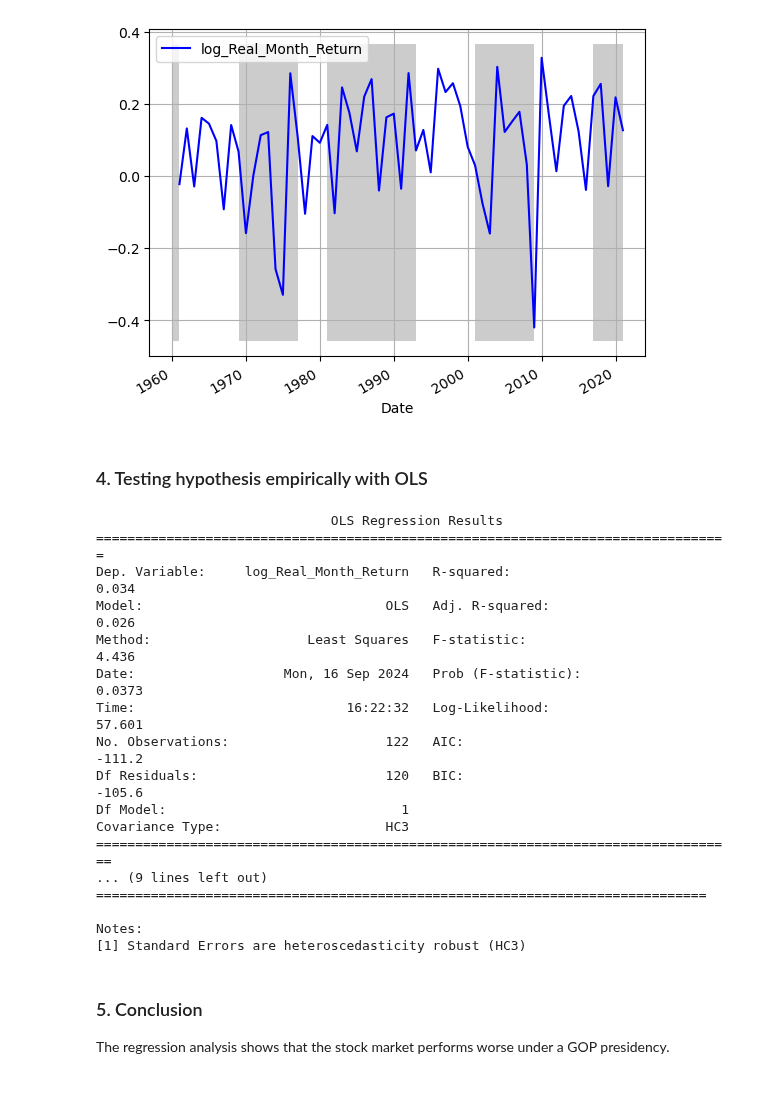
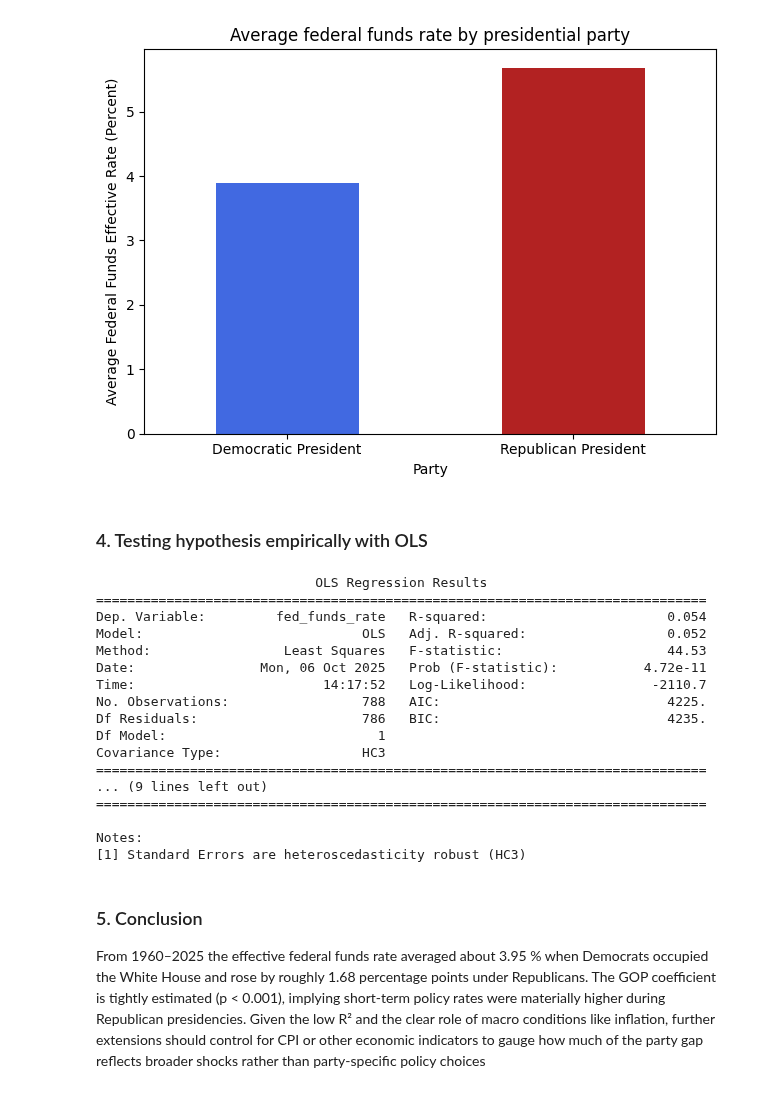
Before and after one commit to llorracc/as.180.369, a Jupyter notebook: materials/code-demo/StockReturns.ipynb, the cells around one changed output. Drawn from its saved outputs; the diff is of its cells as text; code cells hidden in the pictures.

```diff
--- a/materials/code-demo/StockReturns.ipynb
+++ b/materials/code-demo/StockReturns.ipynb
@@ -143,5 +152,8 @@ print(df_gop.head)
 # %%
-# Create new data frame that merges GOP flag with returns data
-df = pd.merge(df_fred, df_gop, left_on='Date', right_on='Date')
-print(df.head(5))
+# Create new data frame that merges GOP flag with the selected FRED series
+df = pd.merge(df_series, df_gop, on='Date', how='left')
+df = df.sort_values('Date').reset_index(drop=True)
+
+print(df.head())
+print(df.tail())
 # %% [output]
@@ -187,47 +193,42 @@ plt.show()
 # %%
-# Plot log total returns over time. Shade GOP presidential terms
-# convenience function
-def plot_series(ax, df, index='Date', cols=['log_Real_Month_Return'], area='GOP'):
-    # convert area variable to boolean
-    df[area] = df[area].astype(int).astype(bool)
-    # set up an index based on date
-    df = df.set_index(keys=index, drop=False)
-    # line plot
-    df.plot(ax=ax, x=index, y=cols, color='blue')
-    # extract limits
-    y1, y2 = ax.get_ylim()
-    ax.fill_between(df[index].index, y1=y1, y2=y2, where=df[area], facecolor='grey', alpha=0.4)
-    return ax
+# Compare average values across parties
+party_means = (
+    df.groupby('Party')[ANALYSIS_COLUMN]
+    .mean()
+    .reindex(['Democratic President', 'Republican President'])
+)
 
-# set up figure, axis
-f, ax = plt.subplots()
-plot_series(ax, df)
-ax.grid(True)
+ax = party_means.plot(kind='bar', color=['royalblue', 'firebrick'], rot=0)
+ax.set_ylabel(f'Average {analysis_label}')
+ax.set_title('Average federal funds rate by presidential party')
+plt.tight_layout()
 plt.show()
 # %% [output]
-[figure, old version]
+[figure, new version]
 # %% [markdown]
 ### 4. Testing hypothesis empirically with OLS
 # %%
-# Run OLS regression of Monthly earnings onto GOP president flag
-# Outcome real earnings next period. GOP president is pre-determined.
+# Run OLS regression of the indicator onto the GOP president flag
 df['GOPlag'] = df['GOP'].shift()
+reg_data = df.dropna(subset=['GOPlag', ANALYSIS_COLUMN]).copy()
 
-results = sm.formula.ols(formula = 'log_Real_Month_Return ~ GOPlag', data=df).fit(cov_type='HC3')
+X = sm.add_constant(reg_data['GOPlag'])
+y = reg_data[ANALYSIS_COLUMN]
+results = sm.OLS(y, X, missing='drop').fit(cov_type='HC3')
 print(results.summary())
 # %% [output]
-                              OLS Regression Results
-=================================================================================
-Dep. Variable:     log_Real_Month_Return   R-squared:                       0.034
-Model:                               OLS   Adj. R-squared:                  0.026
-Method:                    Least Squares   F-statistic:                     4.436
-Date:                   Mon, 16 Sep 2024   Prob (F-statistic):             0.0373
-Time:                           16:22:32   Log-Likelihood:                 57.601
-No. Observations:                    122   AIC:                            -111.2
-Df Residuals:                        120   BIC:                            -105.6
-Df Model:                              1
-Covariance Type:                     HC3
-==================================================================================
+                            OLS Regression Results
+==============================================================================
+Dep. Variable:         fed_funds_rate   R-squared:                       0.054
+Model:                            OLS   Adj. R-squared:                  0.052
+Method:                 Least Squares   F-statistic:                     44.53
+Date:                Mon, 06 Oct 2025   Prob (F-statistic):           4.72e-11
+Time:                        14:17:52   Log-Likelihood:                -2110.7
+No. Observations:                 788   AIC:                             4225.
+Df Residuals:                     786   BIC:                             4235.
+Df Model:                           1
+Covariance Type:                  HC3
+==============================================================================
 ... (9 lines left out)
 ==============================================================================
 
@@ -235,4 +236,4 @@ Notes:
 [1] Standard Errors are heteroscedasticity robust (HC3)
 # %% [markdown]
 ### 5. Conclusion
-The regression analysis shows that the stock market performs worse under a GOP presidency.
+From 1960–2025 the effective federal funds rate averaged about 3.95 % when Democrats occupied the White House and rose by roughly 1.68 percentage points under Republicans. The GOP coefficient is tightly estimated (p < 0.001), implying short-term policy rates were materially higher during Republican presidencies. Given the low R² and the clear role of macro conditions like inflation, further extensions should control for CPI or other economic indicators to gauge how much of the party gap reflects broader shocks rather than party-specific policy choices
```
Also changed, not shown: parts of 9 cells of this notebook.
